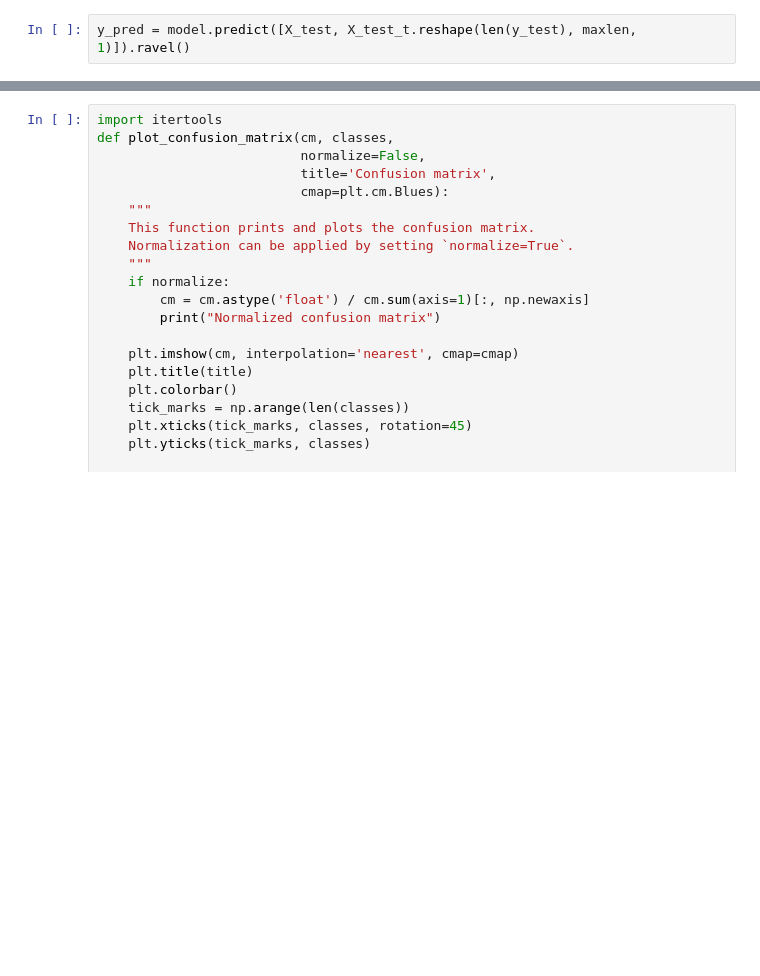
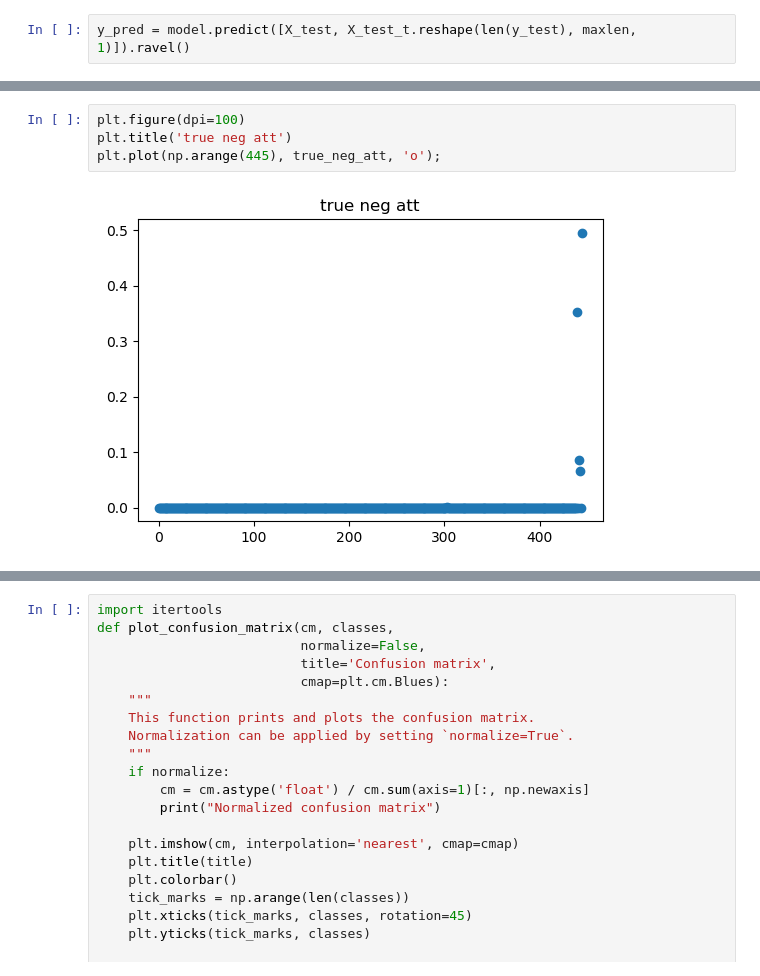
Before and after one commit to samuelefiorini/tangle, a Jupyter notebook: notebooks/embeddings/model.ipynb, the cells around one changed output, grey strips where cells are left out. Saved outputs shown, nothing was run; the diff lists cells and outputs as text; blank space fills up the shorter version.

```diff
--- a/notebooks/embeddings/model.ipynb
+++ b/notebooks/embeddings/model.ipynb
@@ -289,0 +361,6 @@ plot_confusion_matrix(cnf_matrix, classes=['METONLY', 'METX'],
+# %%
+plt.figure(dpi=100)
+plt.title('true neg att')
+plt.plot(np.arange(445), true_neg_att, 'o');
+# %% [output]
+[figure, added]
```
Also changed, not shown: parts of 21 cells of this notebook.
